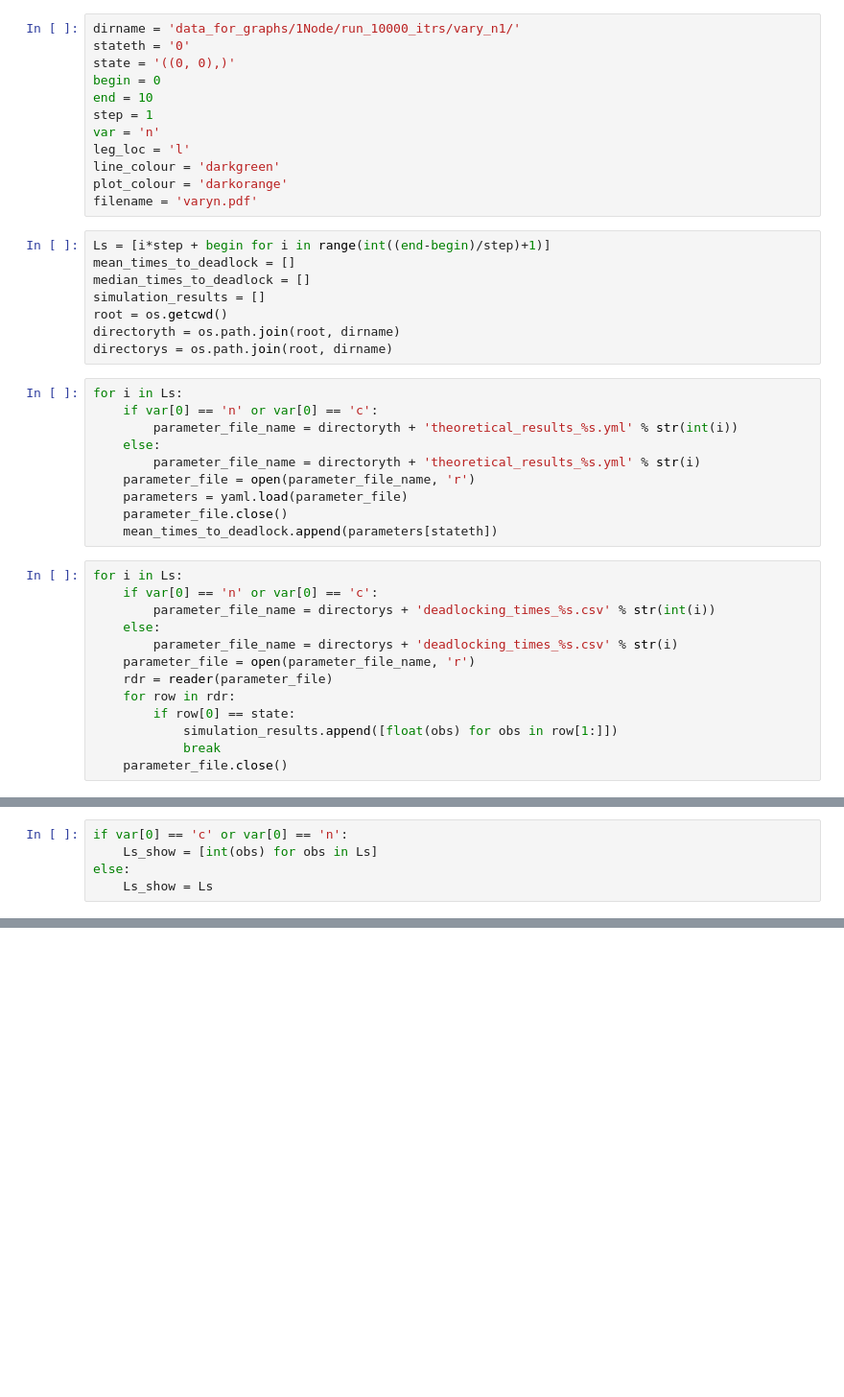
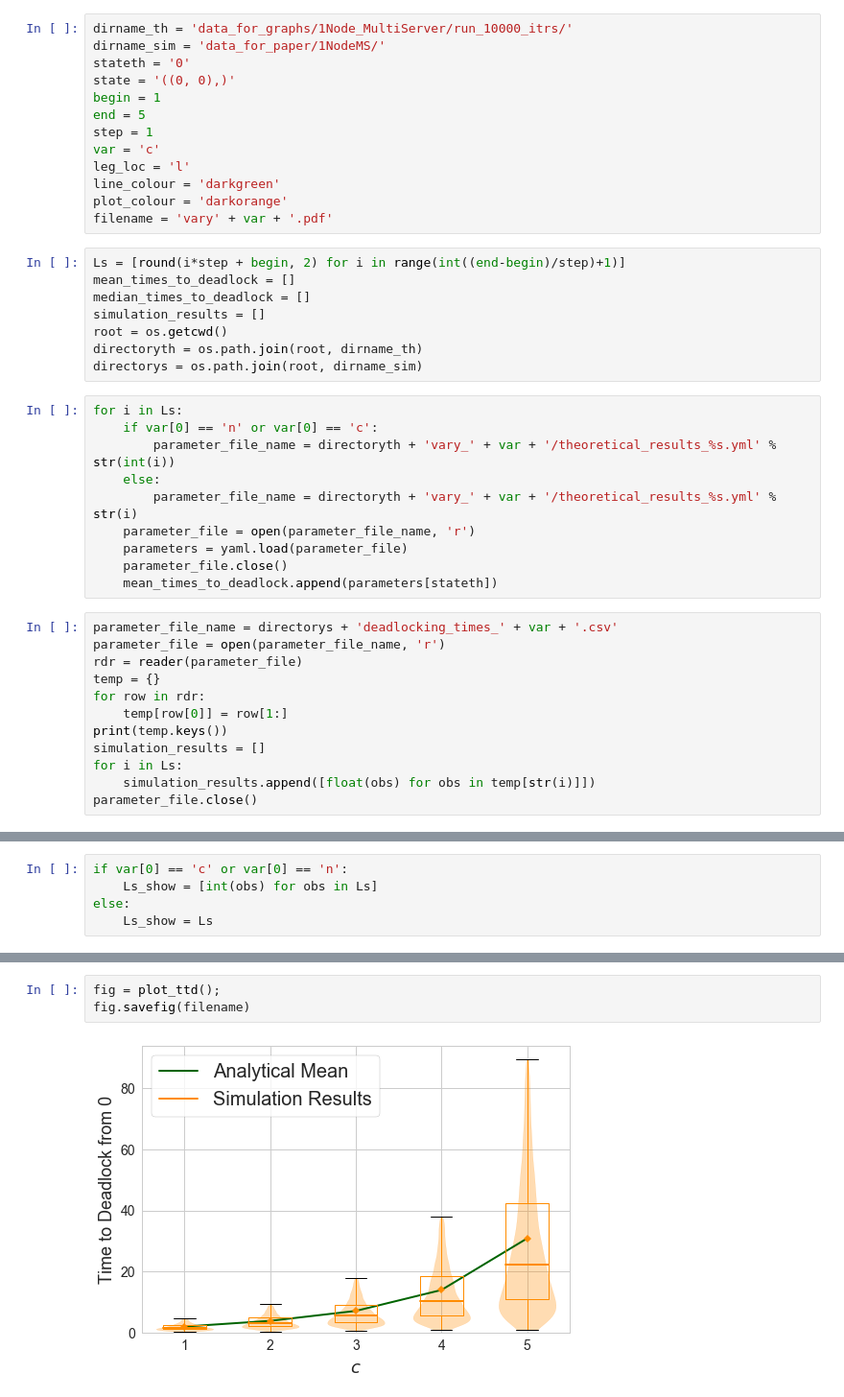
Before and after one commit to geraintpalmer/DetectingDeadlockInQingNetworkSimulation, a Jupyter notebook: plot_violins.ipynb, the cells around one changed output, grey strips where cells are left out. Shown: that part at 96% size. Drawn from its saved outputs; the diff is of its cells as text; blank space fills up the shorter version.

```diff
--- a/plot_violins.ipynb
+++ b/plot_violins.ipynb
@@ -12,45 +12,45 @@ import pylab
 import seaborn as sns
 sns.set(style="whitegrid")
 # %%
-dirname = 'data_for_graphs/1Node/run_10000_itrs/vary_n1/'
+dirname_th = 'data_for_graphs/1Node_MultiServer/run_10000_itrs/'
+dirname_sim = 'data_for_paper/1NodeMS/'
 stateth = '0'
 state = '((0, 0),)'
-begin = 0
-end = 10
+begin = 1
+end = 5
 step = 1
-var = 'n'
+var = 'c'
 leg_loc = 'l'
 line_colour = 'darkgreen'
 plot_colour = 'darkorange'
-filename = 'varyn.pdf'
+filename = 'vary' + var + '.pdf'
 # %%
-Ls = [i*step + begin for i in range(int((end-begin)/step)+1)]
+Ls = [round(i*step + begin, 2) for i in range(int((end-begin)/step)+1)]
 mean_times_to_deadlock = []
 median_times_to_deadlock = []
 simulation_results = []
 root = os.getcwd()
-directoryth = os.path.join(root, dirname)
-directorys = os.path.join(root, dirname)
+directoryth = os.path.join(root, dirname_th)
+directorys = os.path.join(root, dirname_sim)
 # %%
 for i in Ls:
     if var[0] == 'n' or var[0] == 'c':
-        parameter_file_name = directoryth + 'theoretical_results_%s.yml' % str(int(i))
+        parameter_file_name = directoryth + 'vary_' + var + '/theoretical_results_%s.yml' % str(int(i))
     else:
-        parameter_file_name = directoryth + 'theoretical_results_%s.yml' % str(i)
+        parameter_file_name = directoryth + 'vary_' + var + '/theoretical_results_%s.yml' % str(i)
     parameter_file = open(parameter_file_name, 'r')
     parameters = yaml.load(parameter_file)
     parameter_file.close()
     mean_times_to_deadlock.append(parameters[stateth])
 # %%
+parameter_file_name = directorys + 'deadlocking_times_' + var + '.csv'
+parameter_file = open(parameter_file_name, 'r')
+rdr = reader(parameter_file)
+temp = {}
+for row in rdr:
+    temp[row[0]] = row[1:]
+print(temp.keys())
+simulation_results = []
 for i in Ls:
-    if var[0] == 'n' or var[0] == 'c':
-        parameter_file_name = directorys + 'deadlocking_times_%s.csv' % str(int(i))
-    else:
-        parameter_file_name = directorys + 'deadlocking_times_%s.csv' % str(i)
-    parameter_file = open(parameter_file_name, 'r')
-    rdr = reader(parameter_file)
-    for row in rdr:
-        if row[0] == state:
-            simulation_results.append([float(obs) for obs in row[1:]])
-            break
-    parameter_file.close()
+    simulation_results.append([float(obs) for obs in temp[str(i)]])
+parameter_file.close()
@@ -112,0 +124,5 @@ fig.savefig(filename)
+# %%
+fig = plot_ttd();
+fig.savefig(filename)
+# %% [output]
+[figure, added]
```
Also changed, not shown: parts of 2 cells of this notebook, 28 other files.
